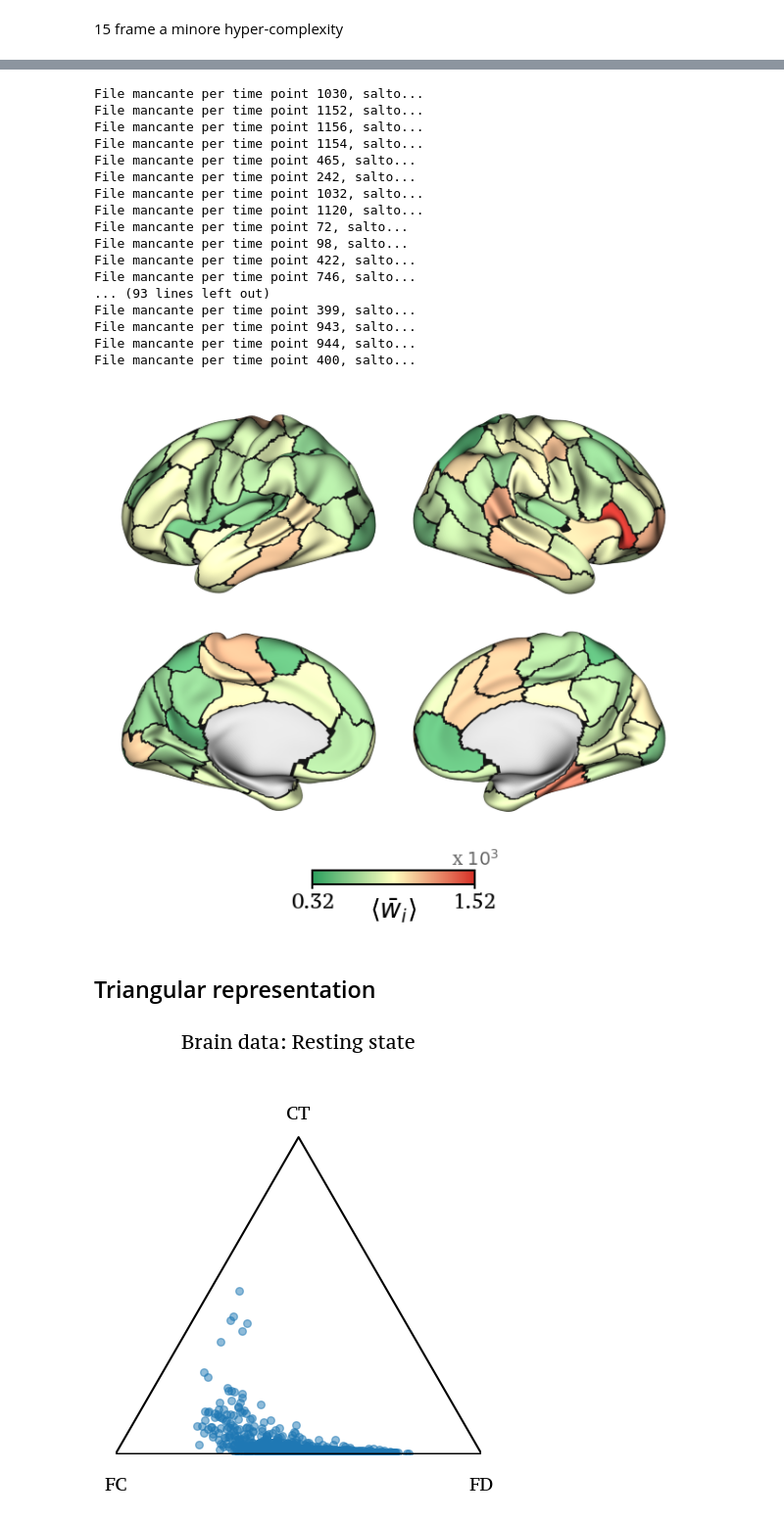
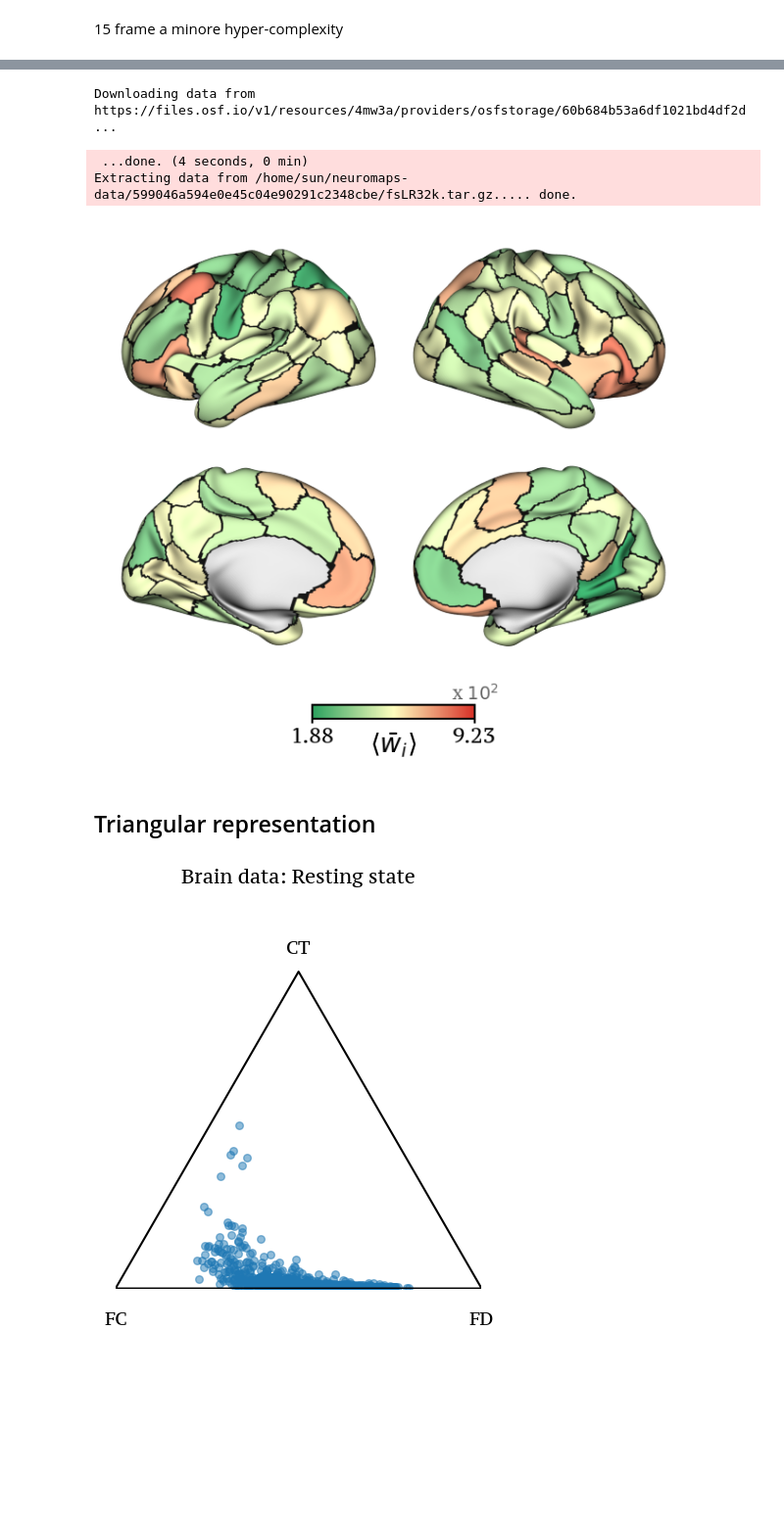
Before and after one commit to EmmaTosato/RHOSTS, a Jupyter notebook: Notebooks/Example_brain_data.ipynb, the cells around one changed output, grey strips where cells are left out. Shown at 98% size. Drawn from its saved outputs; the diff is of its cells as text; code cells hidden in the pictures; blank space fills up the shorter version.

```diff
--- a/Notebooks/Example_brain_data.ipynb
+++ b/Notebooks/Example_brain_data.ipynb
@@ -25,8 +26,10 @@ sub1_output = "/home/sun/Projects/RHOSTS/output/subject1_left_results.txt"
 sub1_output_sorted = "/home/sun/Projects/RHOSTS/output/subject1_left_results.sorted.txt"
 sub1_output_proj = '/home/sun/Projects/RHOSTS/output/sub1_left_weighted.hd5'
 sub1_scaffold = '/home/sun/Projects/RHOSTS/output/scaffold_gen/'
+sub1_scaffold2 = '/home/sun/Projects/RHOSTS/output/scaffold2_gen/'
+sub1_scaffold3 = '/home/sun/Projects/RHOSTS/output/scaffold3_gen'
 path_scaffold_folder = '/home/sun/Projects/RHOSTS/High_order_TS_with_scaffold'
-generators0 = "/home/sun/Projects/RHOSTS/output/scaffold_gen/generators__0.pck"
+generators0 = "/home/sun/Projects/RHOSTS/output/scaffold2_gen/generators__0.pck"
 # %%
 from matplotlib import font_manager as fm, rcParams
 import glob, os
@@ -505,22 +590,29 @@ fig = normal_view(
 # %% [markdown]
 Tutti i frame
 # %%
-# Directory contenente i file .pck
-pck_paths = sorted(glob.glob(os.path.join(sub1_scaffold, "generators__*.pck")))
+# Directory con i .pck
+pck_paths = sorted(glob.glob(os.path.join(sub1_scaffold3, "generators__*.pck")))
 print(f"Found {len(pck_paths)} frames.")
 
-# Lista per salvare la nodal strength di ciascun frame
 all_strengths = []
 
 for path in pck_paths:
-    nodal_strength = compute_nodal_strength_from_scaffold(
-        path,
-        num_ROIs=num_ROIs
-    )
-    all_strengths.append(nodal_strength)
+    # 1) estrai il time point dal nome file
+    m = re.search(r"generators__(\d+)\.pck$", os.path.basename(path))
+    if not m:
+        continue
+    t = int(m.group(1))
 
-# Calcolo della media su tutti i frame
-mean_all = np.mean(np.stack(all_strengths), axis=0)
+    # 2) costruisci lo scaffold di quel frame
+    ScafH_t = load_scaffold_singletime(sub1_scaffold3, single_time=t)
+
+    # 3) nodal strength dal grafo
+    nodal_strength_t = compute_nodal_strength_scaffold(ScafH_t, num_ROIs=num_ROIs)
+
+    all_strengths.append(nodal_strength_t)
+
+# Media sui frame
+mean_all = np.mean(np.stack(all_strengths, axis=0), axis=0)
 
 # Visualizzazione
 fig = normal_view(
@@ -586,45 +652,35 @@ Total top timepoints: 180
 # %%
 strengths_top = []
 for t in top_timepoints:
     path = os.path.join(sub1_scaffold, f"generators__{t}.pck")
-
     if not os.path.exists(path):
         print(f"File mancante per time point {t}, salto...")
         continue
 
-    nodal_strength = compute_nodal_strength_from_scaffold(path, num_ROIs=num_ROIs)
-    strengths_top.append(nodal_strength)
+    # 1) costruisci lo scaffold del frame t
+    ScafH_t = load_scaffold_singletime(sub1_scaffold, single_time=t)
 
-if strengths_top:  # solo se la lista non è vuota
-    mean_top = np.mean(np.stack(strengths_top), axis=0)
+    # 2) calcola la nodal strength dallo scaffold
+    nodal_strength_t = compute_nodal_strength_scaffold(ScafH_t, num_ROIs=num_ROIs)
+
+    strengths_top.append(nodal_strength_t)
+
+if strengths_top:
+    mean_top = np.mean(np.stack(strengths_top, axis=0), axis=0)
 
     fig = normal_view(
         current_nodestrength=mean_top,
         edges=True,
         cmap=cmap,
         q_thresh=0.0,
         center_cbar=False,
         alpha_graymap=0.99,
         xlabel=r"$\langle \bar{w}_i \rangle$"
     )
 else:
     print("Nessun time point valido trovato.")
 # %% [output]
-File mancante per time point 1030, salto...
-File mancante per time point 1152, salto...
-File mancante per time point 1156, salto...
-File mancante per time point 1154, salto...
-File mancante per time point 465, salto...
-File mancante per time point 242, salto...
-File mancante per time point 1032, salto...
-File mancante per time point 1120, salto...
-File mancante per time point 72, salto...
-File mancante per time point 98, salto...
-File mancante per time point 422, salto...
-File mancante per time point 746, salto...
-... (93 lines left out)
-File mancante per time point 399, salto...
-File mancante per time point 943, salto...
-File mancante per time point 944, salto...
-File mancante per time point 400, salto...
+Downloading data from https://files.osf.io/v1/resources/4mw3a/providers/osfstorage/60b684b53a6df1021bd4df2d ...
+ ...done. (4 seconds, 0 min)
+Extracting data from /home/sun/neuromaps-data/599046a594e0e45c04e90291c2348cbe/fsLR32k.tar.gz..... done.
-[figure, old version]
+[figure, new version]
@@ -649,2 +686,0 @@ fig = normal_view(
-# %% [markdown]
-## Triangular representation
@@ -667,0 +687,2 @@ y = (np.sqrt(3) / 2) * ct_norm
+# %% [markdown]
+## Triangular representation
```
Also changed, not shown: parts of 59 cells of this notebook, 3 other files.
